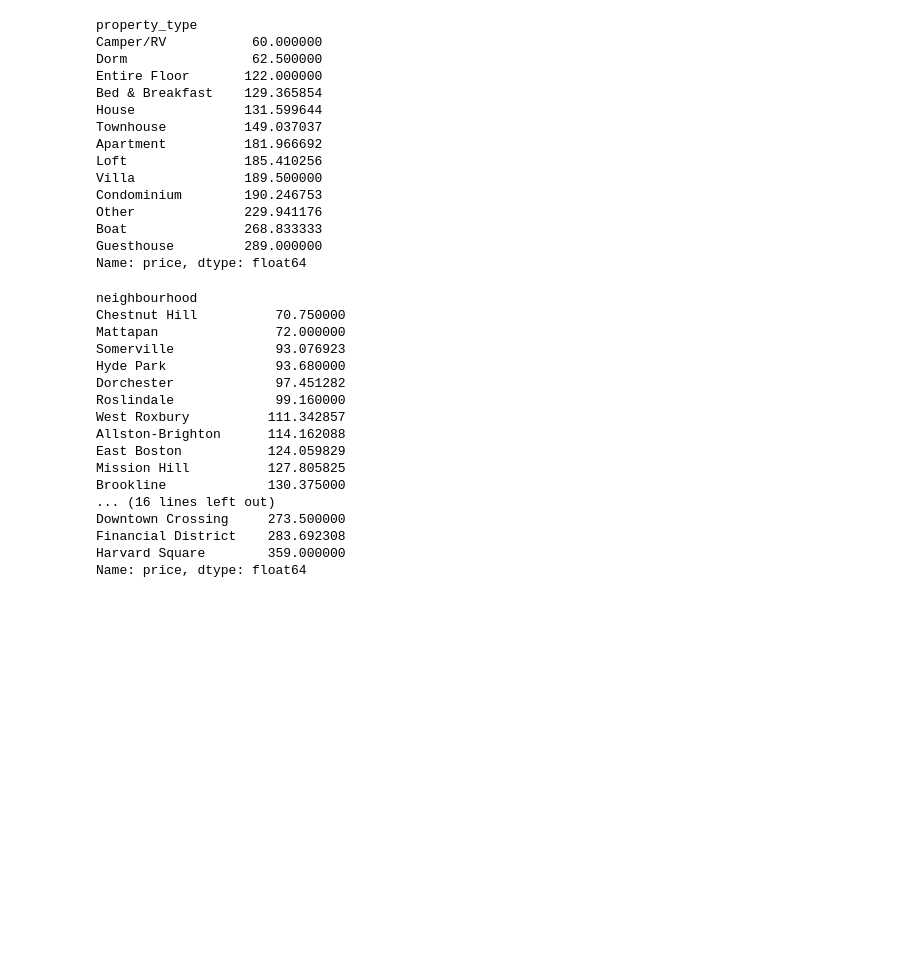
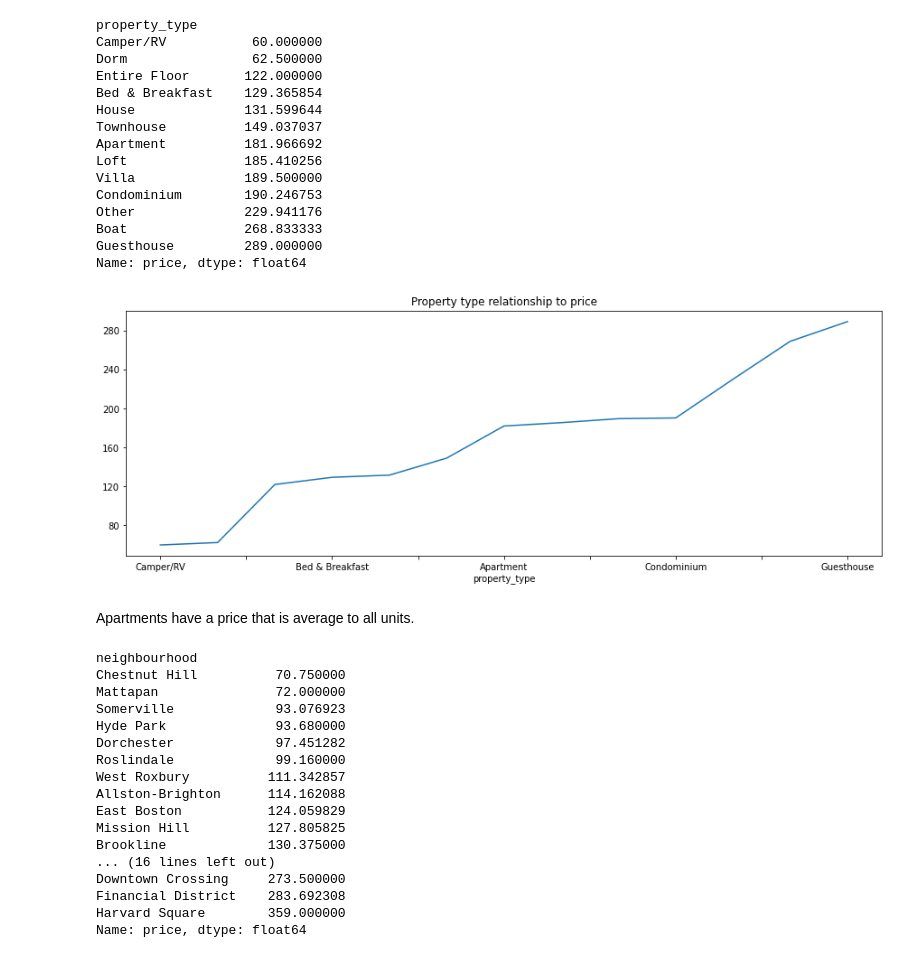
Before and after one commit to gichelli/airbnb-data-science, a Jupyter notebook: p1/prepare_data.ipynb, the cells around one changed output. Cells and saved outputs as stored; diff of their text form; code cells hidden in the pictures; blank space fills up the shorter version.

```diff
--- a/p1/prepare_data.ipynb
+++ b/p1/prepare_data.ipynb
@@ -523,6 +575,17 @@ Other              229.941176
 Boat               268.833333
 Guesthouse         289.000000
 Name: price, dtype: float64
+# %%
+#According to the type of property, which unit has the highest average price?
+plt.figure(figsize=(15,5))
+plt.gca().xaxis.set_major_locator(plt.MaxNLocator('auto'))
+plt.gca().yaxis.set_major_locator(plt.MaxNLocator(8))
+plt.title("Property type relationship to price")
+lf.groupby(['property_type']).mean()['price'].sort_values().plot();
+# %% [output]
+[figure, added]
+# %% [markdown]
+Apartments have a price that is average to all units.
 # %%
 #According to the neighborhood, which unit has the highest average price?
 lp = lf
```
Also changed, not shown: parts of 42 cells of this notebook, 4 other files.
